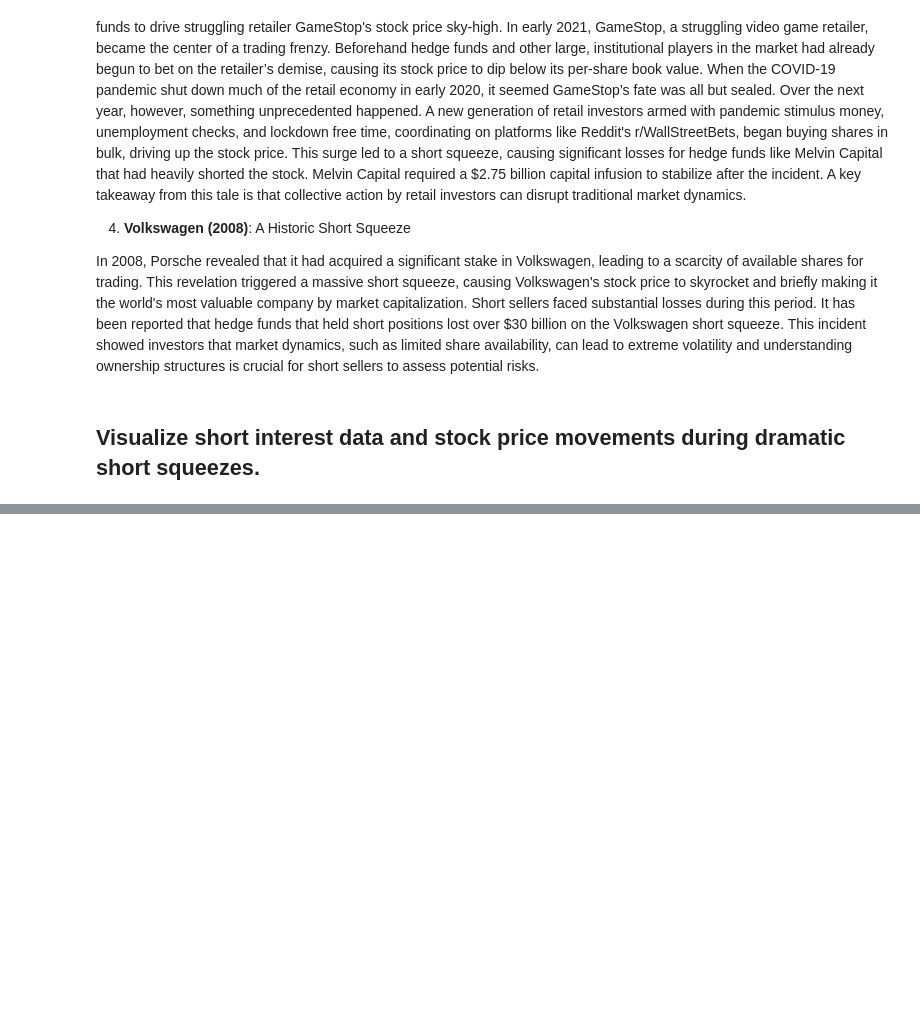
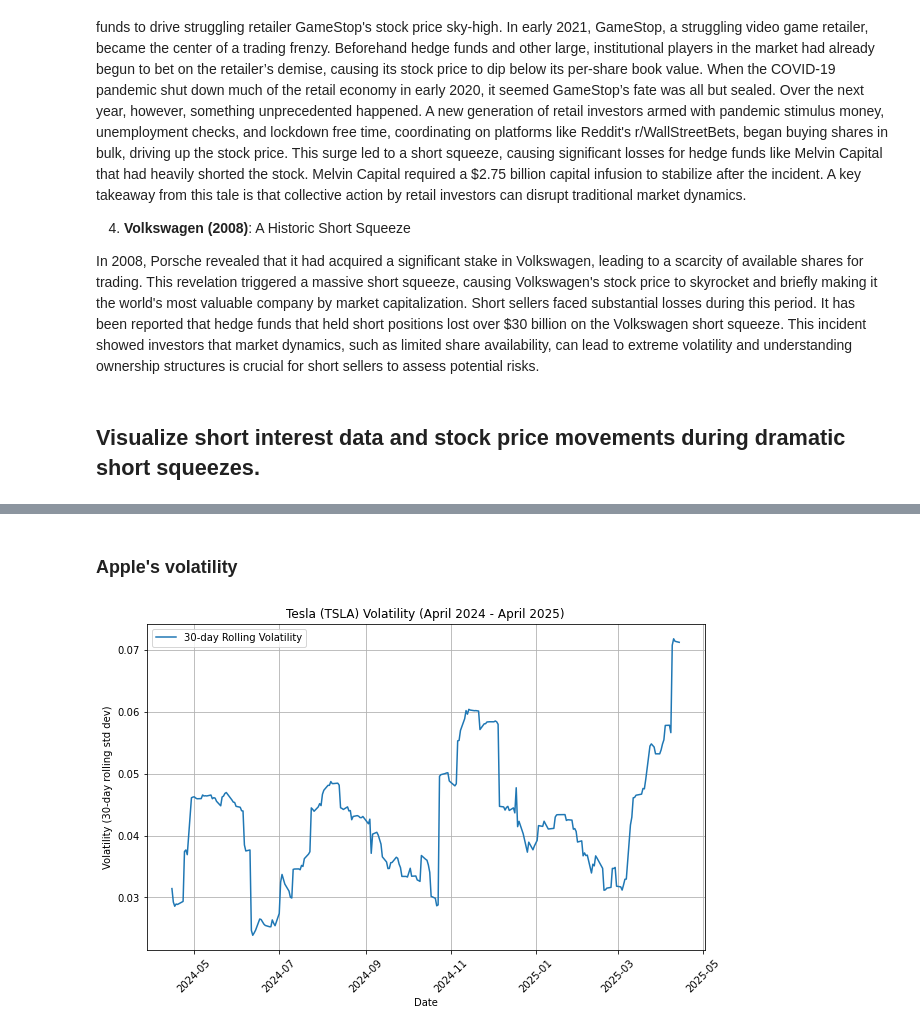
Before and after one commit to ttheszt27/financ_eng, a Jupyter notebook: project.ipynb, the cells around one changed output, grey strips where cells are left out. Drawn from its saved outputs; the diff is of its cells as text; code cells hidden in the pictures; blank space fills up the shorter version.

```diff
--- a/project.ipynb
+++ b/project.ipynb
@@ -85,0 +142,23 @@ In 2008, Porsche revealed that it had acquired a significant stake in Volkswagen
+# %% [markdown]
+### Apple's volatility
+# %%
+import yfinance as yf
+
+tsla = yf.Ticker("TSLA")
+data = tsla.history(start="2024-03-01", end="2025-04-15")
+
+data['Daily_Return'] = data['Close'].pct_change()
+data['Volatility'] = data['Daily_Return'].rolling(window=30).std()
+data = data.dropna(subset=['Volatility'])
+
+plt.figure(figsize=(10, 6))
+plt.plot(data.index, data['Volatility'], label='30-day Rolling Volatility', color='tab:blue')
+plt.title('Tesla (TSLA) Volatility (April 2024 - April 2025)')
+plt.xlabel('Date')
+plt.ylabel('Volatility (30-day rolling std dev)')
+plt.xticks(rotation=45)
+plt.grid(True)
+plt.legend()
+plt.show()
+# %% [output]
+[figure, added]
```
Also changed, not shown: parts of 12 cells of this notebook, 2 other files.
